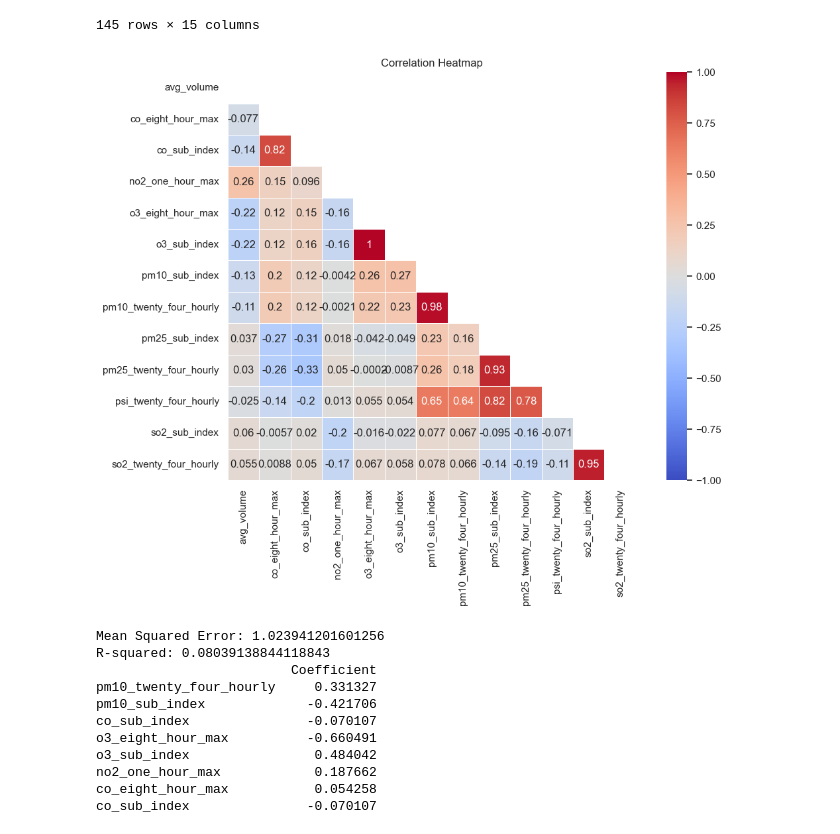
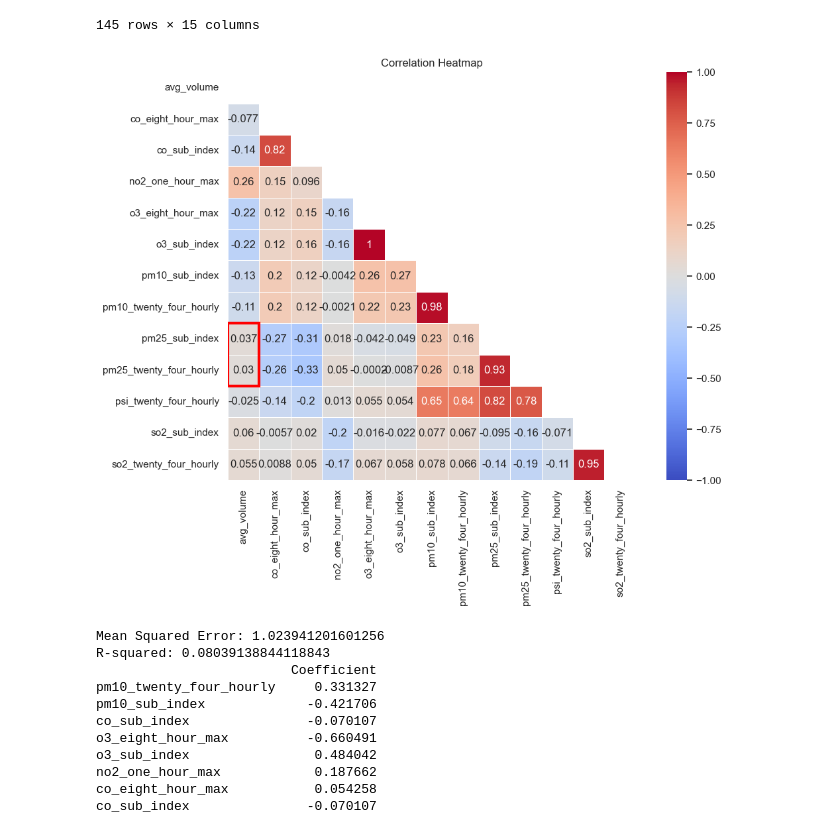
Before and after one commit to linxianying/G12_GuidedProject, a Jupyter notebook: traffic_air_sg.ipynb, the cells around one changed output. Cells and saved outputs as stored; diff of their text form; code cells hidden in the pictures.

```diff
--- a/traffic_air_sg.ipynb
+++ b/traffic_air_sg.ipynb
@@ -1076,19 +1076,25 @@ DataFrame after StandardScaler Scaling (Normalization):
 # %%
 import pandas as pd
 import seaborn as sns
 import matplotlib.pyplot as plt
 import numpy as np
 from matplotlib.patches import Rectangle
 
 correlation_matrix = Feb_normalized_merge_data.drop(columns=['region','date']).corr()
 mask = np.triu(np.ones_like(correlation_matrix, dtype=bool))
 sns.set(style="white")
 plt.figure(figsize=(12, 8))
 heatmap = sns.heatmap(correlation_matrix, mask=mask, annot=True, cmap='coolwarm', vmin=-1, vmax=1, square=True, linewidths=.5)
 plt.title('Correlation Heatmap')
+row = correlation_matrix.columns.get_loc('pm25_sub_index')
+col = correlation_matrix.columns.get_loc('avg_volume')
+
+# highlight the correlation result
+heatmap.add_patch(plt.Rectangle((col, row), 1, 2, fill=False, edgecolor='red', lw=3))
+
 plt.show()
 # %% [output]
-[figure, old version]
+[figure, new version]
 # %%
 import pandas as pd
 import numpy as np
```
Also changed, not shown: parts of 16 cells of this notebook.
